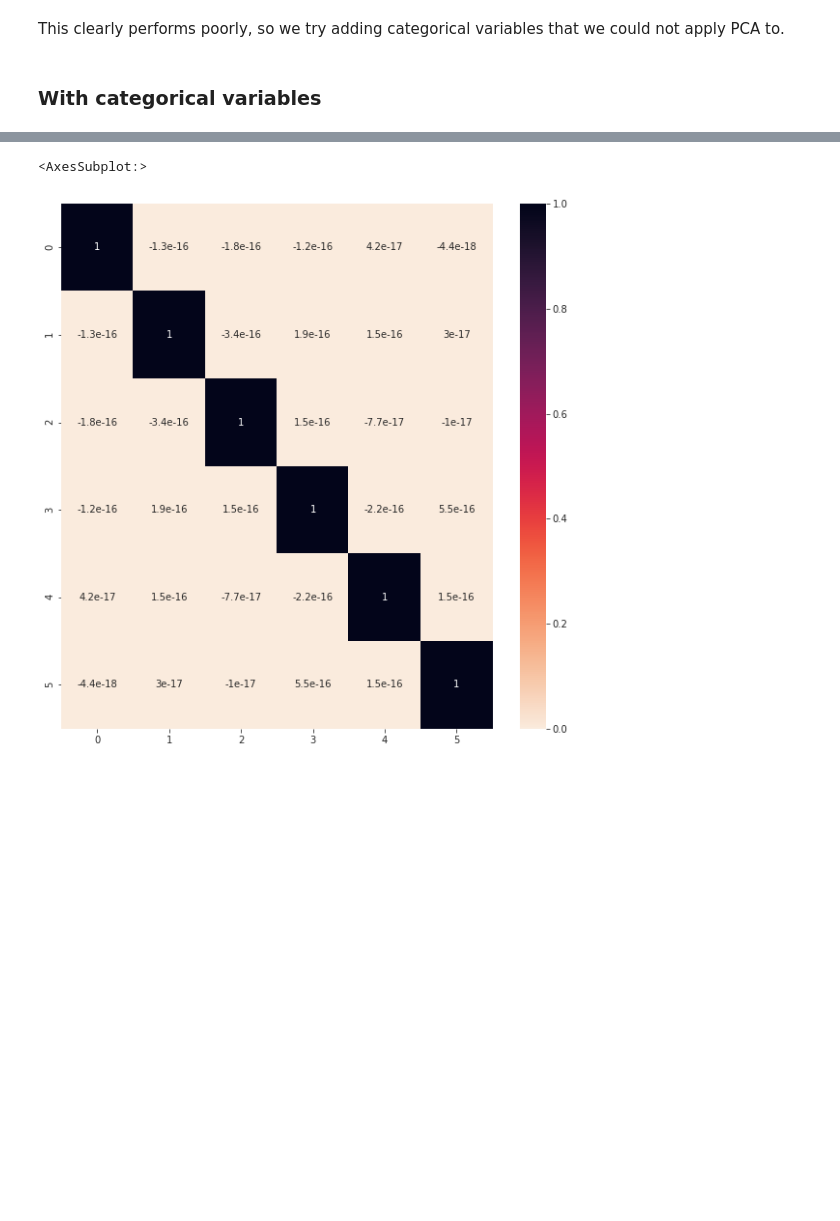
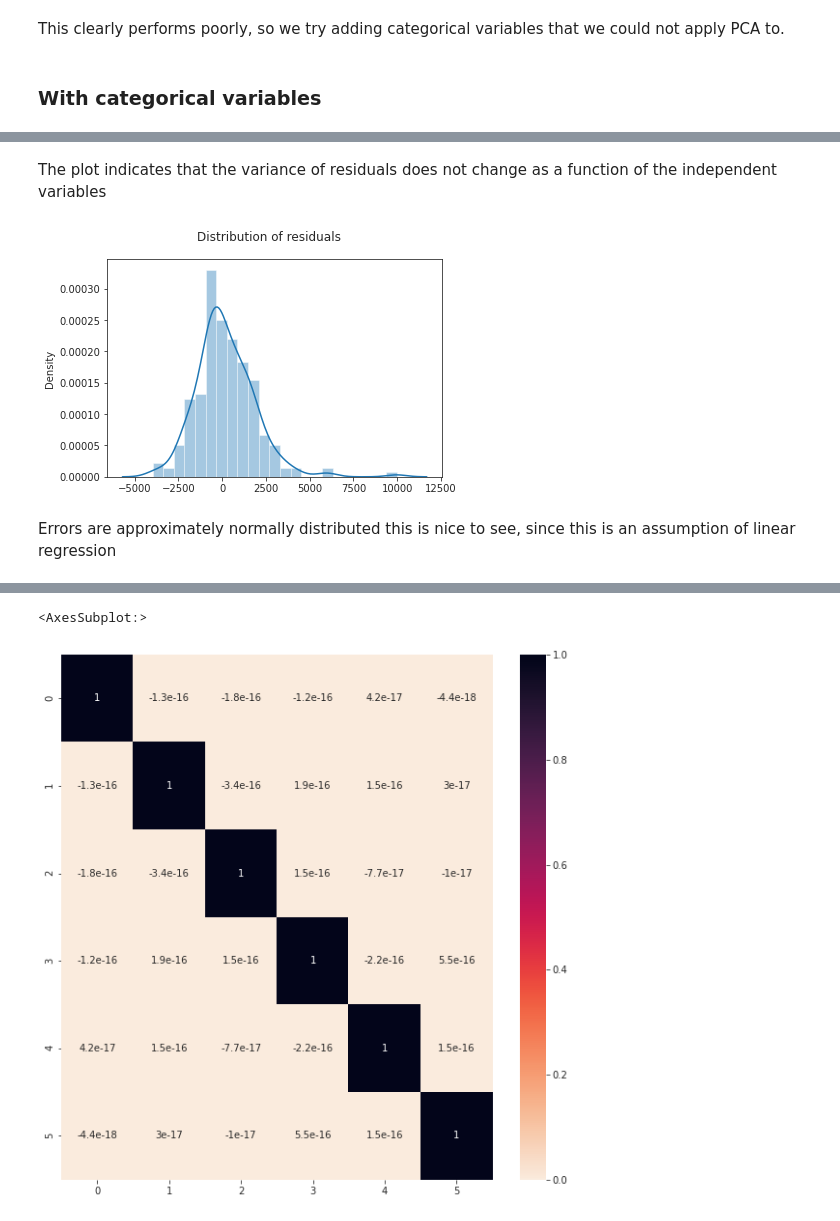
Before and after one commit to filipbalucha/FDS_final_project, a Jupyter notebook: PCA.ipynb, the cells around one changed output, grey strips where cells are left out. Drawn from its saved outputs; the diff is of its cells as text; code cells hidden in the pictures; blank space fills up the shorter version.

```diff
--- a/PCA.ipynb
+++ b/PCA.ipynb
@@ -317,0 +331,11 @@ sm.tools.eval_measures.rmspe(y_predicted, y_test), sm.tools.eval_measures.rmse(y
+# %% [markdown]
+The plot indicates that the variance of residuals does not change as a function of the independent variables
+# %%
+# Plot the distribution of residuals
+sns.distplot(results.resid)
+plt.suptitle('Distribution of residuals')
+plt.show()
+# %% [output]
+[figure, added]
+# %% [markdown]
+Errors are approximately normally distributed this is nice to see, since this is an assumption of linear regression
```
Also changed, not shown: parts of 15 cells of this notebook.
